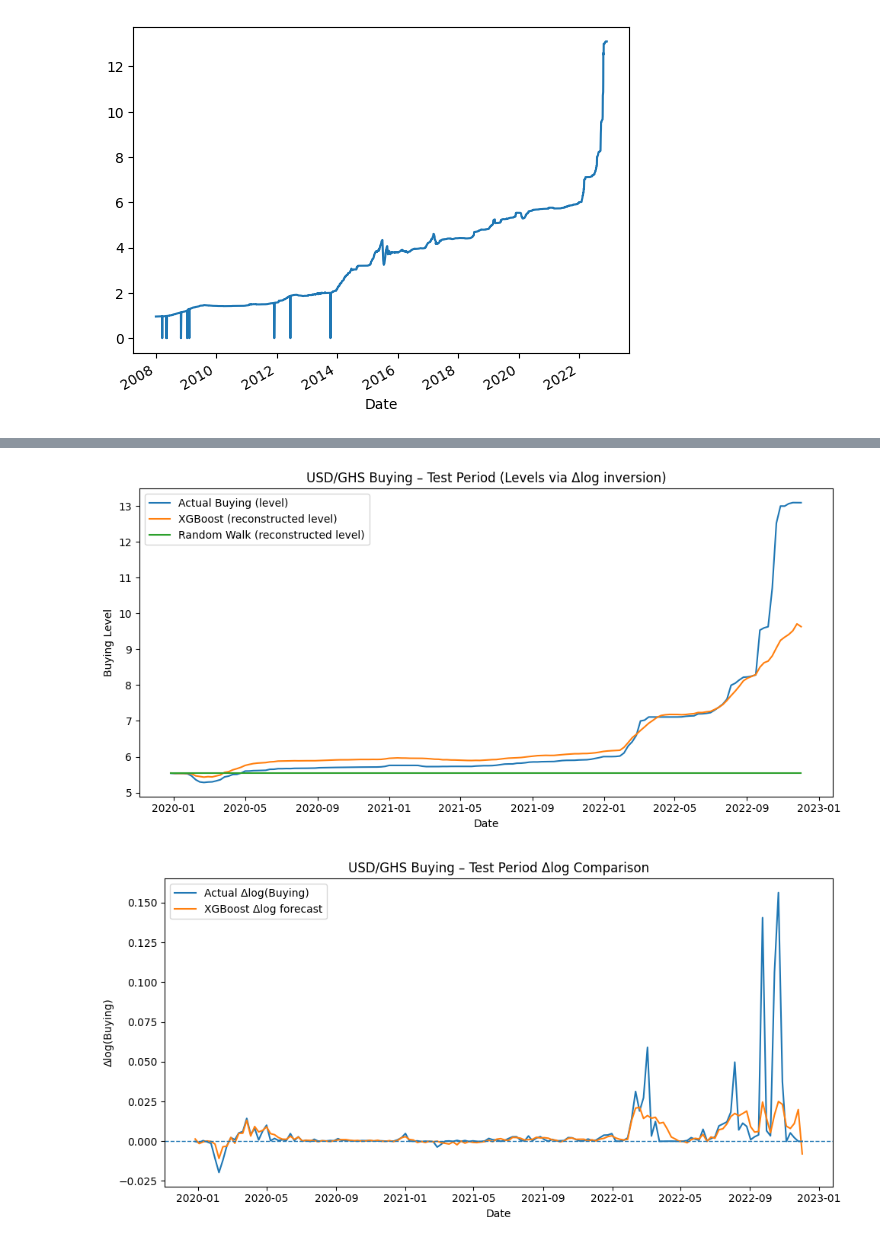
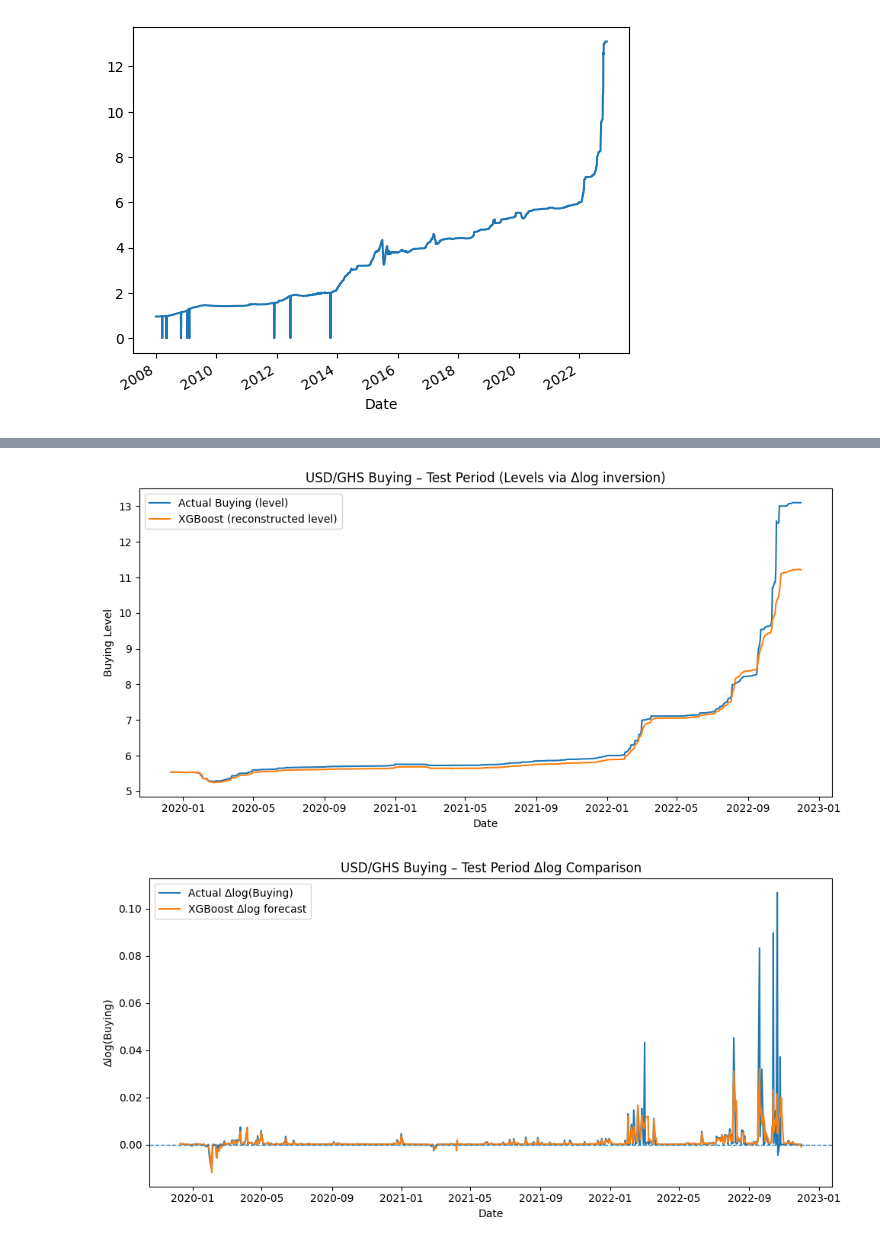
Before and after one commit to dela-dels/msc_thesis, a Jupyter notebook: xgb.ipynb, the cells around one changed output, grey strips where cells are left out. Saved outputs shown, nothing was run; the diff lists cells and outputs as text; code cells hidden in the pictures.

```diff
--- a/xgb.ipynb
+++ b/xgb.ipynb
@@ -14,7 +14,8 @@ warnings.filterwarnings("ignore")
 DATA_PATH = "datasets/cleaned/merged_fx_dataset.csv"   # change if needed
 OUT_DIR = "./"
 TEST_FRACTION = 0.2
-MIN_TEST_WEEKS = 60
+# MIN_TEST_WEEKS = 60
+MIN_TEST_WEEKS = 54
 Y_COL = "Buying"
 # %%
 # ---------- HELPERS ----------
@@ -131,7 +132,8 @@ FEATURES = df.columns.tolist()
 work = df.dropna(subset=[Y_COL] + FEATURES)
 # %%
 # ---------- 2) RESAMPLE TO WEEKLY & BUILD Δ FEATURES ----------
-wk = work.resample("W-FRI").last().dropna(how="all")
+# wk = work.resample("W-FRI").last().dropna(how="all")
+wk = work
 # %%
 wk["log_Buying"] = np.log(wk[Y_COL])
 wk["y"] = wk["log_Buying"].diff()  # target: Δlog(Buying)
@@ -293,17 +341,17 @@ true_vs_pred_df.tail()
 # %%
 plt.figure(figsize=(10, 5))
 plt.plot(true_vs_pred_df.index, true_vs_pred_df["Actual_Buying_Level"], label="Actual Buying (level)")
 plt.plot(true_vs_pred_df.index, true_vs_pred_df["XGBoost_Predicted_Level"], label="XGBoost (reconstructed level)")
-plt.plot(true_vs_pred_df.index, true_vs_pred_df["Random_Walk_Level"], label="Random Walk (reconstructed level)")
+# plt.plot(true_vs_pred_df.index, true_vs_pred_df["Random_Walk_Level"], label="Random Walk (reconstructed level)")
 plt.title("USD/GHS Buying – Test Period (Levels via Δlog inversion)")
 plt.xlabel("Date")
 plt.ylabel("Buying Level")
 plt.legend()
 plt.tight_layout()
 plt.savefig('plots/xgb/xgb_vs_random_walk_actual_vs_predicted.png')
 plt.show()
 # %% [output]
-[figure, old version]
+[figure, new version]
 # %%
 plt.figure(figsize=(10, 5))
 plt.plot(y_test.index, y_test.values, label="Actual Δlog(Buying)")
@@ -316,7 +364,7 @@ plt.legend()
 plt.tight_layout()
 plt.show()
 # %% [output]
-[figure, old version]
+[figure, new version]
 # %%
 from sklearn.metrics import mean_absolute_error, mean_squared_error, r2_score, root_mean_squared_error
 
```
Also changed, not shown: parts of 15 cells of this notebook, 43 other files.
